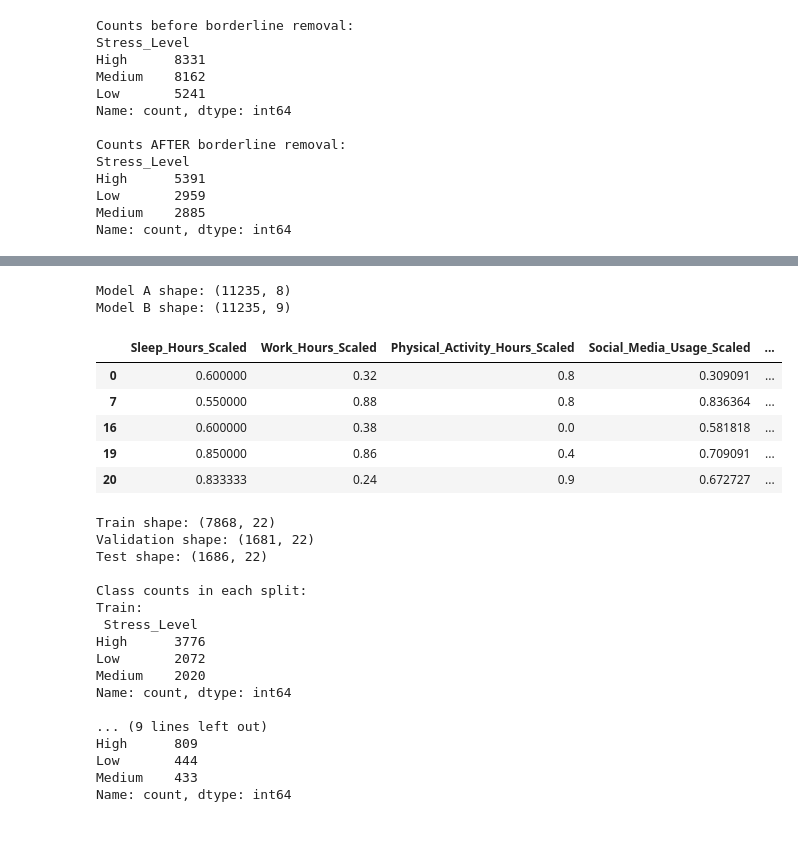
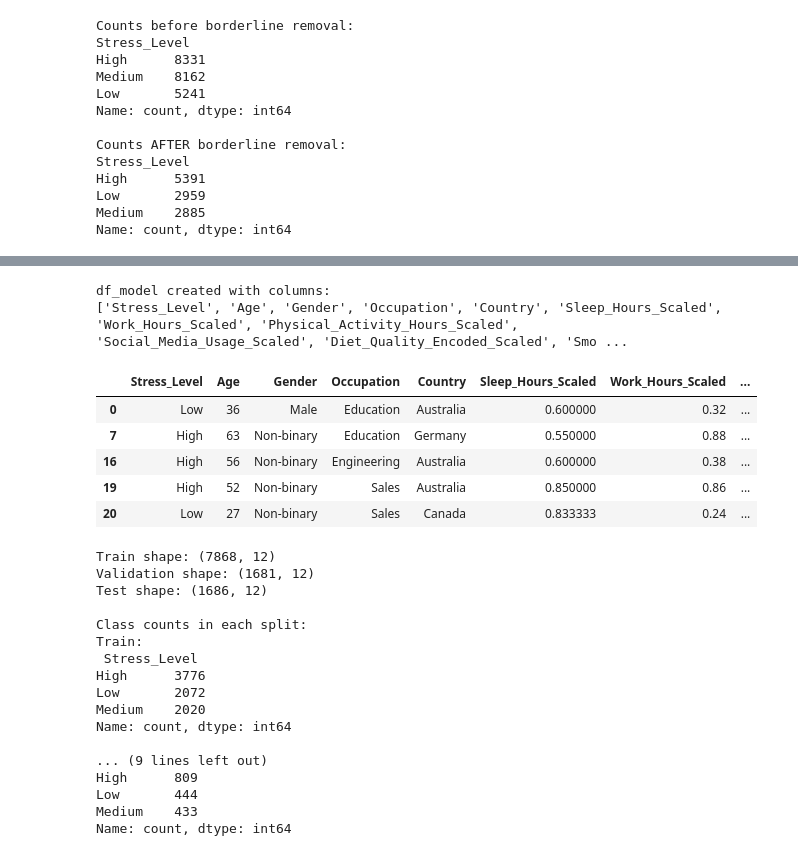
Before and after one commit to RYKELLE/Thesis_Final, a Jupyter notebook: stress-classification-project/notebooks/02_data_preprocessing.ipynb, the cells around one changed output, grey strips where cells are left out. Drawn from its saved outputs; the diff is of its cells as text; code cells hidden in the pictures.

```diff
--- a/stress-classification-project/notebooks/02_data_preprocessing.ipynb
+++ b/stress-classification-project/notebooks/02_data_preprocessing.ipynb
@@ -322,52 +322,39 @@ Average scaled lifestyle values and health_score per stress level (for analysis)
 | Low | 0.639225 | 0.340372 | 0.668334 | 0.348121 | ... |
 | Medium | 0.530838 | 0.476458 | 0.526898 | 0.473616 | ... |
 # %%
-# CELL 10 — Final cleaned feature set for splitting
+# CELL 10 — Final compact modeling dataset
+# We keep ONLY:
+# - scaled lifestyle features (needed for clustering + MLR)
+# - raw demographics (needed for MLR Model B)
+# - Stress_Level
+# All temporary columns (raw habits, encoded raw habits, scores, health_score) were removed.
 
-# 1. KEEP ONLY the scaled lifestyle features
-lifestyle_features = [
+final_cols = [
+    "Stress_Level",                    # target
+    "Age", "Gender", "Occupation", "Country",   # demographics
     "Sleep_Hours_Scaled",
     "Work_Hours_Scaled",
     "Physical_Activity_Hours_Scaled",
     "Social_Media_Usage_Scaled",
     "Diet_Quality_Encoded_Scaled",
     "Smoking_Habit_Encoded_Scaled",
     "Alcohol_Consumption_Encoded_Scaled"
 ]
 
-# 2. KEEP Stress_Level
-target = ["Stress_Level"]
+df_model = df_clean[final_cols].copy()
 
-# 3. OPTIONAL: Keep demographic features for MODEL B
-demo_features = [
-    "Age"
-] + [col for col in df_model.columns if col.startswith("Gender_")] \
-  + [col for col in df_model.columns if col.startswith("Occupation_")] \
-  + [col for col in df_model.columns if col.startswith("Country_")]
-
-# ----------------------------
-# FINAL DATASET STRUCTURE
-# ----------------------------
-
-# MODEL A features (NO DEMOGRAPHICS)
-df_model_A = df_model[lifestyle_features + target]
-
-# MODEL B features (WITH DEMOGRAPHICS)
-df_model_B = df_model[lifestyle_features + demo_features + target]
-
-print("Model A shape:", df_model_A.shape)
-print("Model B shape:", df_model_B.shape)
-
-df_model_A.head()
+print("df_model created with columns:")
+print(df_model.columns.tolist())
+df_model.head()
 # %% [output]
-Model A shape: (11235, 8)
-Model B shape: (11235, 9)
+df_model created with columns:
+['Stress_Level', 'Age', 'Gender', 'Occupation', 'Country', 'Sleep_Hours_Scaled', 'Work_Hours_Scaled', 'Physical_Activity_Hours_Scaled', 'Social_Media_Usage_Scaled', 'Diet_Quality_Encoded_Scaled', 'Smo ...
-|  | Sleep_Hours_Scaled | Work_Hours_Scaled | Physical_Activity_Hours_Scaled | Social_Media_Usage_Scaled | ... |
-| 0 | 0.600000 | 0.32 | 0.8 | 0.309091 | ... |
-| 7 | 0.550000 | 0.88 | 0.8 | 0.836364 | ... |
-| 16 | 0.600000 | 0.38 | 0.0 | 0.581818 | ... |
-| 19 | 0.850000 | 0.86 | 0.4 | 0.709091 | ... |
-| 20 | 0.833333 | 0.24 | 0.9 | 0.672727 | ... |
+|  | Stress_Level | Age | Gender | Occupation | Country | Sleep_Hours_Scaled | Work_Hours_Scaled | ... |
+| 0 | Low | 36 | Male | Education | Australia | 0.600000 | 0.32 | ... |
+| 7 | High | 63 | Non-binary | Education | Germany | 0.550000 | 0.88 | ... |
+| 16 | High | 56 | Non-binary | Engineering | Australia | 0.600000 | 0.38 | ... |
+| 19 | High | 52 | Non-binary | Sales | Australia | 0.850000 | 0.86 | ... |
+| 20 | Low | 27 | Non-binary | Sales | Canada | 0.833333 | 0.24 | ... |
 # %%
 # Cell 11 - Split into Train, Validation, and Test sets (stratified)
 # We split now so that clustering will later be learned ONLY from the training set.
@@ -412,9 +399,9 @@ print("Train:\n", train_df["Stress_Level"].value_counts())
 print("\nValidation:\n", val_df["Stress_Level"].value_counts())
 print("\nTest:\n", test_df["Stress_Level"].value_counts())
 # %% [output]
-Train shape: (7868, 22)
-Validation shape: (1681, 22)
-Test shape: (1686, 22)
+Train shape: (7868, 12)
+Validation shape: (1681, 12)
+Test shape: (1686, 12)
 
 Class counts in each split:
 Train:
```
Also changed, not shown: parts of 1 cell of this notebook, 3 other files.
